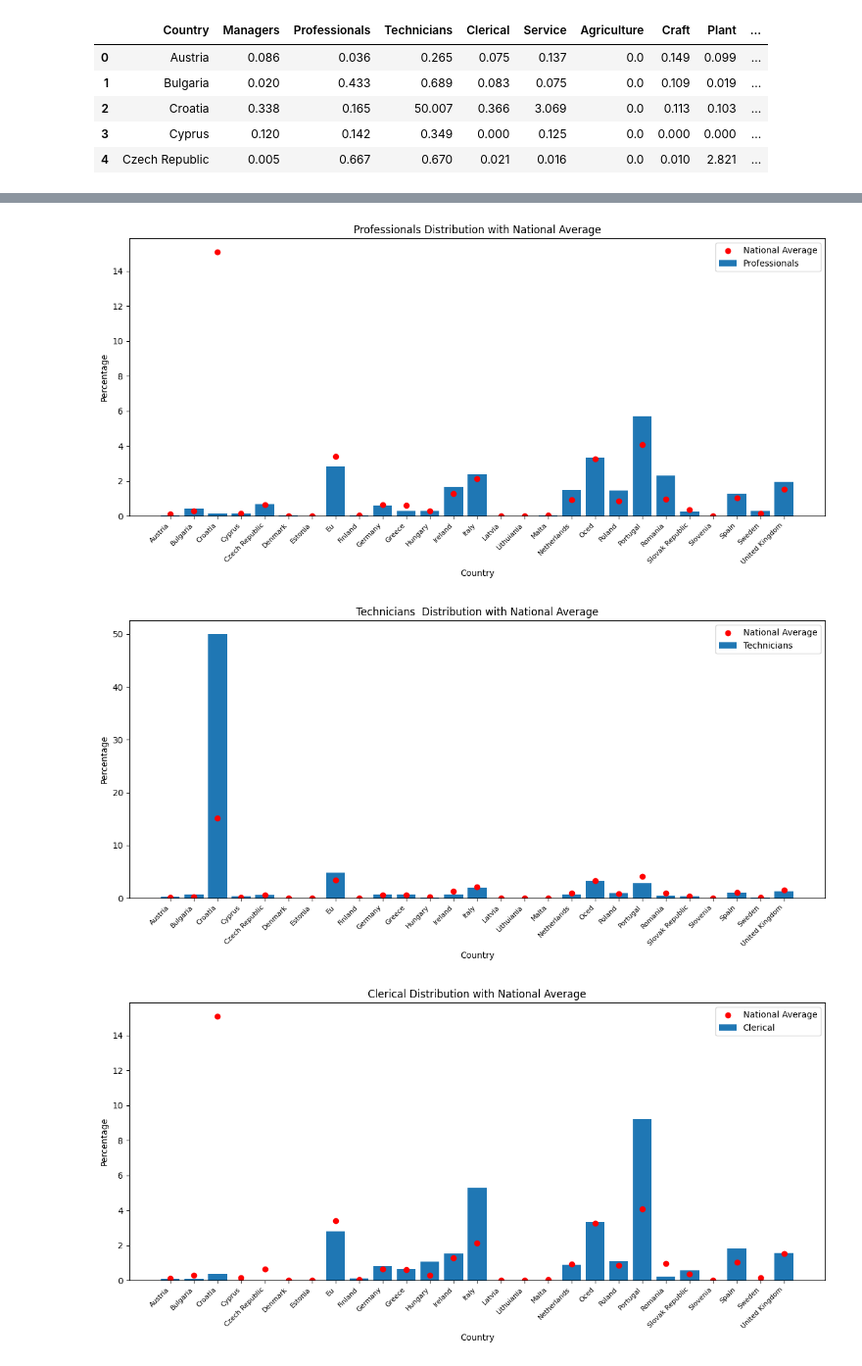
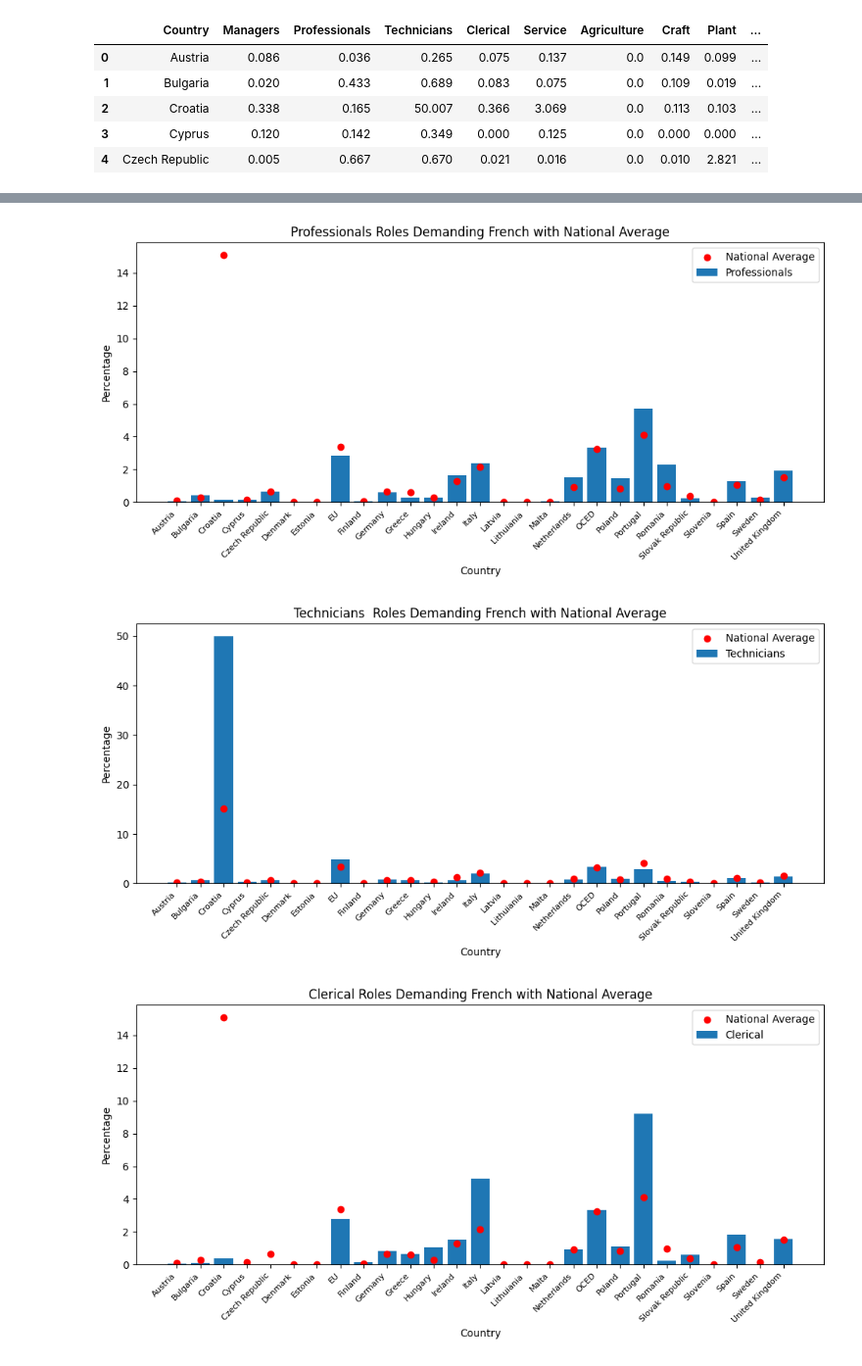
Before and after one commit to devingoldstein/QM2, a Jupyter notebook: frenchdemandfinal.ipynb, the cells around one changed output, grey strips where cells are left out. Shown at 98% size. Saved outputs shown, nothing was run; the diff lists cells and outputs as text; code cells hidden in the pictures.

```diff
--- a/frenchdemandfinal.ipynb
+++ b/frenchdemandfinal.ipynb
@@ -50,7 +50,7 @@ data.head()
 import pandas as pd
 import numpy as np
 
-df = pd.read_csv('/content/finaldata/FrenchDemand (1).csv')
+df = pd.read_csv('/content/finaldata/FrenchDemand (2).csv')
 
 clean = df.replace(',', '', regex=True)
 clean.iloc[:, 1:] = clean.iloc[:, 1:].replace('-', np.nan, regex=True).astype(float)
@@ -295,46 +295,29 @@ fig.write_json('interactive_frenchdemand.json')
 # %% [output]
 [interactive output not drawn]
 # %%
+
 import matplotlib.pyplot as plt
-import pandas as pd
-
-# Assuming 'clean' is your data
 data = clean
-
-# Create DataFrame
 dffrench = pd.DataFrame(data)
 
-# Remove a specific country (e.g., Luxembourg)
+dffrench['National Average '] = pd.to_numeric(dffrench['National Average '], errors='coerce')
+
 country_to_remove = "luxembourg"
 
-# Debugging: Print the unique values in the 'Country' column before removal
-print("Unique countries before removal:")
-print(dffrench['Country'].unique())
+dffrench = dffrench[dffrench['Country'].str.strip().str.lower() != country_to_remove.lower()]
 
-# Remove the specified country while preserving the original case
-dffrench = dffrench[dffrench['Country'].str.strip() != country_to_remove]
-
-# Debugging: Print the unique values in the 'Country' column after removal
-print("\nUnique countries after removal:")
-print(dffrench['Country'].unique())
-
-# Plotting
-occupation_titles = dffrench.columns[1:-2]  # Exclude 'Country' and 'National Average'
+occupation_titles = dffrench.columns[1:-1]
 countries = dffrench['Country']
 
 for occupation in occupation_titles:
-    plt.figure(figsize=(12, 6))
+    plt.figure(figsize=(10, 5))
     plt.bar(countries, dffrench[occupation], label=occupation)
     plt.scatter(countries, dffrench['National Average '], color='red', marker='o', label='National Average')
-    plt.title(f'{occupation} Distribution with National Average')
+    plt.title(f'{occupation} Roles Demanding French with National Average')
     plt.xlabel('Country')
     plt.ylabel('Percentage')
 
-    # Set smaller font size for x-axis labels
     plt.xticks(rotation=45, ha='right', fontsize=8)
-
-    # Add this line to convert the first letter of each x-axis label to uppercase
-    plt.xticks(countries, [country.title() for country in countries])
 
     plt.legend()
     plt.tight_layout()
@@ -356,3 +327,3 @@ Unique countries after removal:
-[figure, old version]
+[figure, new version]
-[figure, old version]
+[figure, new version]
-[figure, old version]
+[figure, new version]
```
Also changed, not shown: parts of 3 cells of this notebook.
